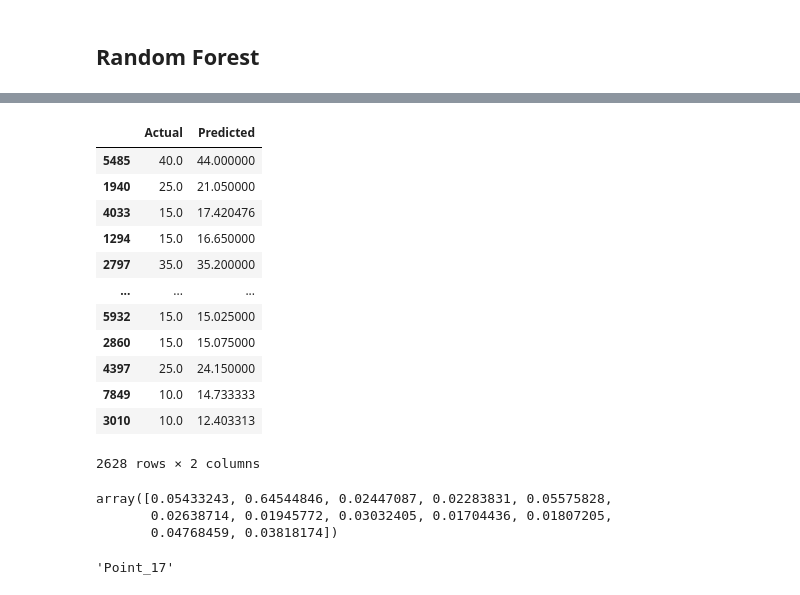
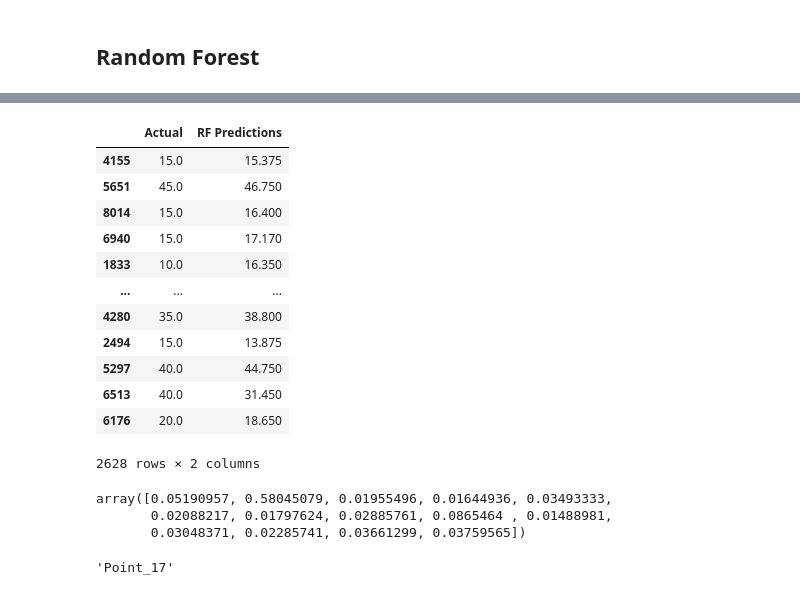
Before and after one commit to daylinepp/building_energy_modeling, a Jupyter notebook: supervised_learning.ipynb, the cells around one changed output, grey strips where cells are left out. Saved outputs shown, nothing was run; the diff lists cells and outputs as text; code cells hidden in the pictures.

Commit message:
Model updates and feature importance

```diff
--- a/supervised_learning.ipynb
+++ b/supervised_learning.ipynb
@@ -44,6 +60,10 @@ df = pd.read_csv('model_data_v1.csv')
 # %%
-df_feat = df[['Hourly Energy Cons (kWh)', 'Point_34', 'Point_17', 'Point_37', 'Point_21', 'Point_194',
-              'Point_26', 'Point_22', 'Point_9', 'Point_13', 'Point_23', 'Point_10']].copy()
+features_iter1 = ['Hourly Energy Cons (kWh)', 'Point_34', 'Point_17', 'Point_37', 'Point_21', 'Point_194',
+                  'Point_26', 'Point_22', 'Point_9', 'Point_13', 'Point_23', 'Point_10']
+features_iter2 = ['Hourly Energy Cons (kWh)', 'Point_34', 'Point_17', 'Point_37', 'Point_21', 'Point_194',
+                  'Point_26', 'Point_22', 'Point_9', 'Point_13', 'Point_23', 'Point_90', 'Point_198', 'Point_10']
+# %%
+df_feat = df[features_iter2].copy()
 # %%
 df_feat
 # %% [output]
@@ -136,15 +160,13 @@ categorical_transformer = Pipeline(steps=[('onehot', OneHotEncoder(handle_unknow
                                         ])
 
 # Bundle preprocessing for numerical and categorical data
-preprocessor = ColumnTransformer(
-    transformers=[
-        ('num', numerical_transformer, numerical_cols),
-        ('cat', categorical_transformer, categorical_cols)
-    ])
+preprocessor = ColumnTransformer(transformers=[('num', numerical_transformer, numerical_cols),
+                                               ('cat', categorical_transformer, categorical_cols)
+                                               ])
 
 # Define model
-base_model = RandomForestRegressor()
-gb_reg = GradientBoostingRegressor(random_state=0)
+rf_reg = RandomForestRegressor(random_state=3832)
+gb_reg = GradientBoostingRegressor(random_state=3832)
 xgboost = xgb.XGBRegressor()
 lgboost = lgb.LGBMRegressor(num_leaves=31, n_estimators=100, max_depth=-1,
                             learning_rate=0.1, random_state=3832, min_child_samples=20,
@@ -158,7 +180,7 @@ set_config(display='diagram')
 ## Random Forest
 # %%
 pipeline = Pipeline(steps=[('preprocessor', preprocessor),
-                           ('model', base_model)])
+                           ('model', rf_reg)])
 
 pipeline.fit(X_train, y_train)
 # %% [output]
@@ -189,18 +212,18 @@ print(mean_absolute_error(y_test, base_preds))
 # %%
-df_scores_comp = pd.DataFrame({'Actual':y_test, 'Predicted':base_preds})
-df_scores_comp
+df_preds_comp = pd.DataFrame({'Actual':y_test, 'RF Predictions':base_preds})
+df_preds_comp
 # %% [output]
-|  | Actual | Predicted |
-| 5485 | 40.0 | 44.000000 |
-| 1940 | 25.0 | 21.050000 |
-| 4033 | 15.0 | 17.420476 |
-| 1294 | 15.0 | 16.650000 |
-| 2797 | 35.0 | 35.200000 |
+|  | Actual | RF Predictions |
+| 4155 | 15.0 | 15.375 |
+| 5651 | 45.0 | 46.750 |
+| 8014 | 15.0 | 16.400 |
+| 6940 | 15.0 | 17.170 |
+| 1833 | 10.0 | 16.350 |
 | ... | ... | ... |
-| 5932 | 15.0 | 15.025000 |
-| 2860 | 15.0 | 15.075000 |
-| 4397 | 25.0 | 24.150000 |
-| 7849 | 10.0 | 14.733333 |
-| 3010 | 10.0 | 12.403313 |
+| 4280 | 35.0 | 38.800 |
+| 2494 | 15.0 | 13.875 |
+| 5297 | 40.0 | 44.750 |
+| 6513 | 40.0 | 31.450 |
+| 6176 | 20.0 | 18.650 |
 2628 rows × 2 columns
 # %%
@@ -208,9 +231,9 @@ importances = pipeline.steps[1][1].feature_importances_
-# %%
-importances
-# %% [output]
-array([0.05433243, 0.64544846, 0.02447087, 0.02283831, 0.05575828,
-       0.02638714, 0.01945772, 0.03032405, 0.01704436, 0.01807205,
-       0.04768459, 0.03818174])
+# %%
+rf_importances
+# %% [output]
+array([0.05190957, 0.58045079, 0.01955496, 0.01644936, 0.03493333,
+       0.02088217, 0.01797624, 0.02885761, 0.0865464 , 0.01488981,
+       0.03048371, 0.02285741, 0.03661299, 0.03759565])
 # %%
 # most important feature
 X_train.columns[1]
```
Also changed, not shown: parts of 39 cells of this notebook, 1 other file.
